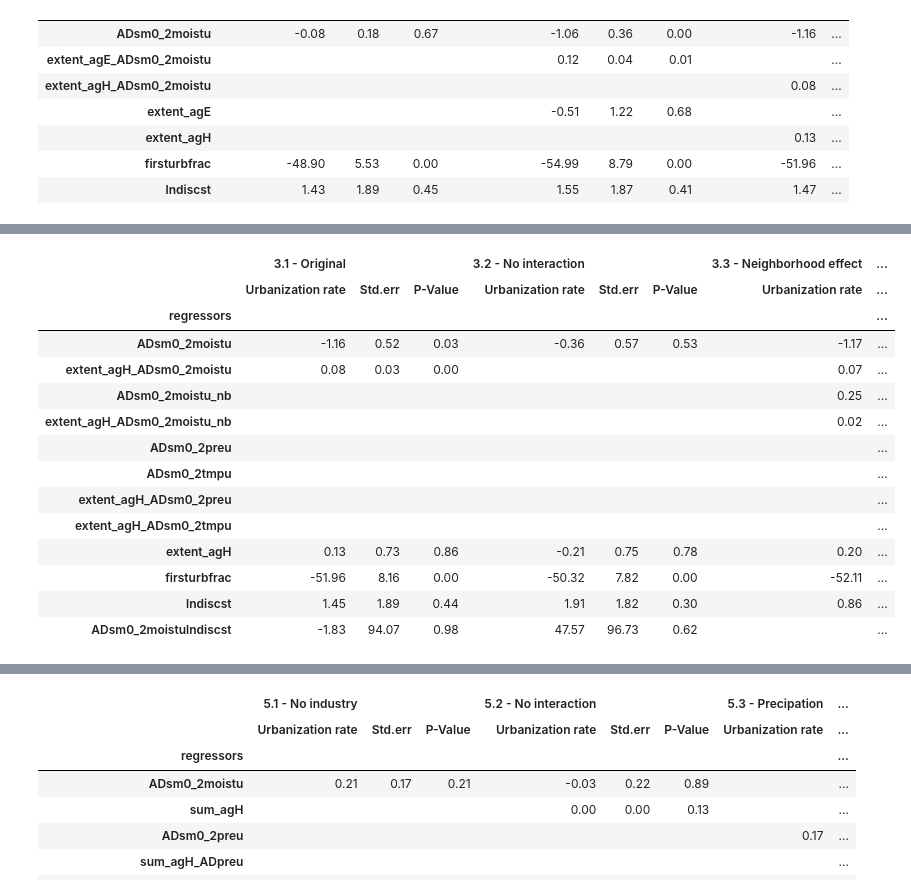
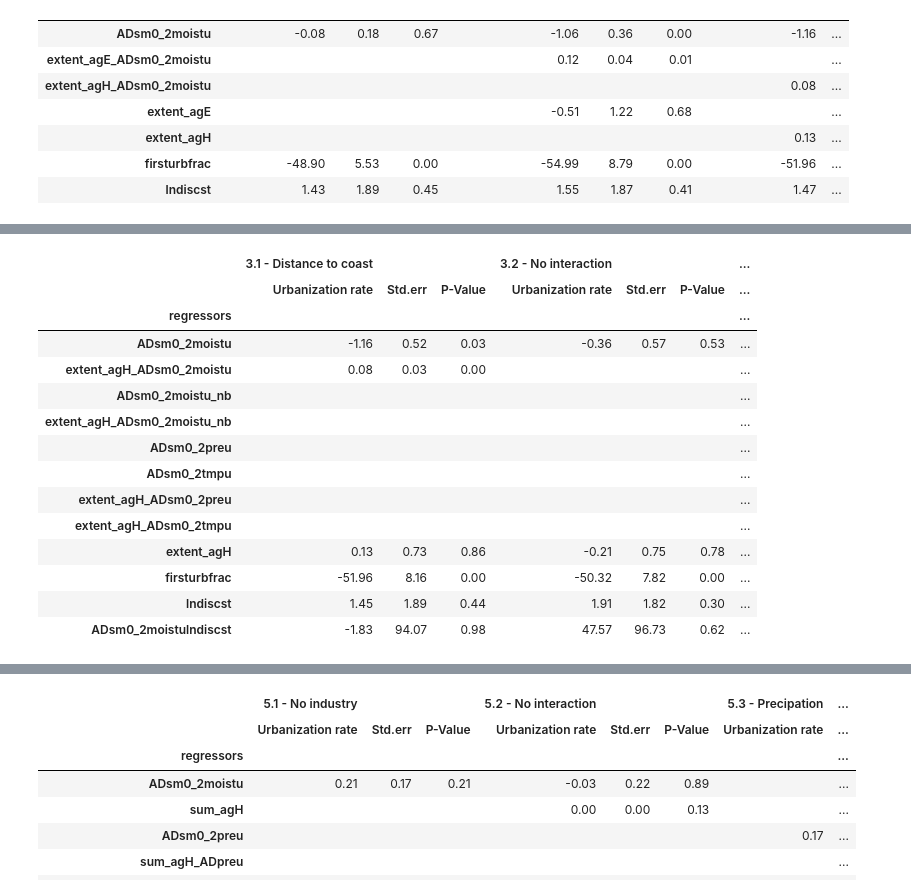
Before and after one commit to pcschreiber1/Henderson_2017_Replication, a Jupyter notebook: Replication notebook.ipynb, the cells around one changed output, grey strips where cells are left out. Drawn from its saved outputs; the diff is of its cells as text; code cells hidden in the pictures.

```diff
--- a/Replication notebook.ipynb
+++ b/Replication notebook.ipynb
@@ -230,4 +210,7 @@ regiondata[permille_vars]
 # %%
+# ----------------------------------------------------------
+# ----------------   Table 3   -----------------------------
+# ----------------------------------------------------------
 regiondata = pd.read_stata("data/regiondata.dta")
 # specifying order of display
 regressors = ["ADsm0_2moistu",
@@ -243,7 +226,7 @@ regressors = ["ADsm0_2moistu",
               "lndiscst",
               "ADsm0_2moistulndiscst"]
 
-specification = {"3.1 - Original":
+specification = {"3.1 - Distance to coast":
                       ["ADsm0_2moistu",
                        "extent_agH_ADsm0_2moistu",
                        "ADsm0_2moistulndiscst",
@@ -265,45 +248,45 @@ specification = {"3.1 - Original":
                        "extent_agH_ADsm0_2moistu",
                        "firsturbfrac",
                        "lndiscst"],
                  "3.4 - Precipitation":
                       ["ADsm0_2preu",
                        "extent_agH_ADsm0_2preu",
                        "extent_agH",
                        "firsturbfrac",
                        "lndiscst"],
                  "3.5 - Precipitation and temperature":
                       ["ADsm0_2preu",
                        "extent_agH_ADsm0_2preu",
                        "ADsm0_2tmpu",
                        "extent_agH_ADsm0_2tmpu",
                        "extent_agH",
                        "firsturbfrac",
                        "lndiscst"]}
 
 #filtering out outliers
 regiondata = regiondata.query("abspctileADsm0_2moistu > 6 & abspctileADurbfrac > 6")
 #convert selected variables to permille
 permille_vars = ["extent_agE",
                  "extent_agH",
                  "firsturbfrac",
                  "lndiscst",
                  "ADsm0_2moistulndiscst"]
 regiondata.loc[:, permille_vars] = regiondata.loc[:, permille_vars] /1000
 
 get_table_regiondata(regressors, specification, regiondata)
 # %% [output]
-|  | 3.1 - Original |  |  | 3.2 - No interaction |  |  | 3.3 - Neighborhood effect | ... |
-|  | Urbanization rate | Std.err | P-Value | Urbanization rate | Std.err | P-Value | Urbanization rate | ... |
-| regressors |  |  |  |  |  |  |  | ... |
-| ADsm0_2moistu | -1.16 | 0.52 | 0.03 | -0.36 | 0.57 | 0.53 | -1.17 | ... |
-| extent_agH_ADsm0_2moistu | 0.08 | 0.03 | 0.00 |  |  |  | 0.07 | ... |
-| ADsm0_2moistu_nb |  |  |  |  |  |  | 0.25 | ... |
-| extent_agH_ADsm0_2moistu_nb |  |  |  |  |  |  | 0.02 | ... |
-| ADsm0_2preu |  |  |  |  |  |  |  | ... |
-| ADsm0_2tmpu |  |  |  |  |  |  |  | ... |
-| extent_agH_ADsm0_2preu |  |  |  |  |  |  |  | ... |
-| extent_agH_ADsm0_2tmpu |  |  |  |  |  |  |  | ... |
-| extent_agH | 0.13 | 0.73 | 0.86 | -0.21 | 0.75 | 0.78 | 0.20 | ... |
-| firsturbfrac | -51.96 | 8.16 | 0.00 | -50.32 | 7.82 | 0.00 | -52.11 | ... |
-| lndiscst | 1.45 | 1.89 | 0.44 | 1.91 | 1.82 | 0.30 | 0.86 | ... |
-| ADsm0_2moistulndiscst | -1.83 | 94.07 | 0.98 | 47.57 | 96.73 | 0.62 |  | ... |
+|  | 3.1 - Distance to coast |  |  | 3.2 - No interaction |  |  | ... |
+|  | Urbanization rate | Std.err | P-Value | Urbanization rate | Std.err | P-Value | ... |
+| regressors |  |  |  |  |  |  | ... |
+| ADsm0_2moistu | -1.16 | 0.52 | 0.03 | -0.36 | 0.57 | 0.53 | ... |
+| extent_agH_ADsm0_2moistu | 0.08 | 0.03 | 0.00 |  |  |  | ... |
+| ADsm0_2moistu_nb |  |  |  |  |  |  | ... |
+| extent_agH_ADsm0_2moistu_nb |  |  |  |  |  |  | ... |
+| ADsm0_2preu |  |  |  |  |  |  | ... |
+| ADsm0_2tmpu |  |  |  |  |  |  | ... |
+| extent_agH_ADsm0_2preu |  |  |  |  |  |  | ... |
+| extent_agH_ADsm0_2tmpu |  |  |  |  |  |  | ... |
+| extent_agH | 0.13 | 0.73 | 0.86 | -0.21 | 0.75 | 0.78 | ... |
+| firsturbfrac | -51.96 | 8.16 | 0.00 | -50.32 | 7.82 | 0.00 | ... |
+| lndiscst | 1.45 | 1.89 | 0.44 | 1.91 | 1.82 | 0.30 | ... |
+| ADsm0_2moistulndiscst | -1.83 | 94.07 | 0.98 | 47.57 | 96.73 | 0.62 | ... |
```
Also changed, not shown: parts of 23 cells of this notebook, 6 other files.
